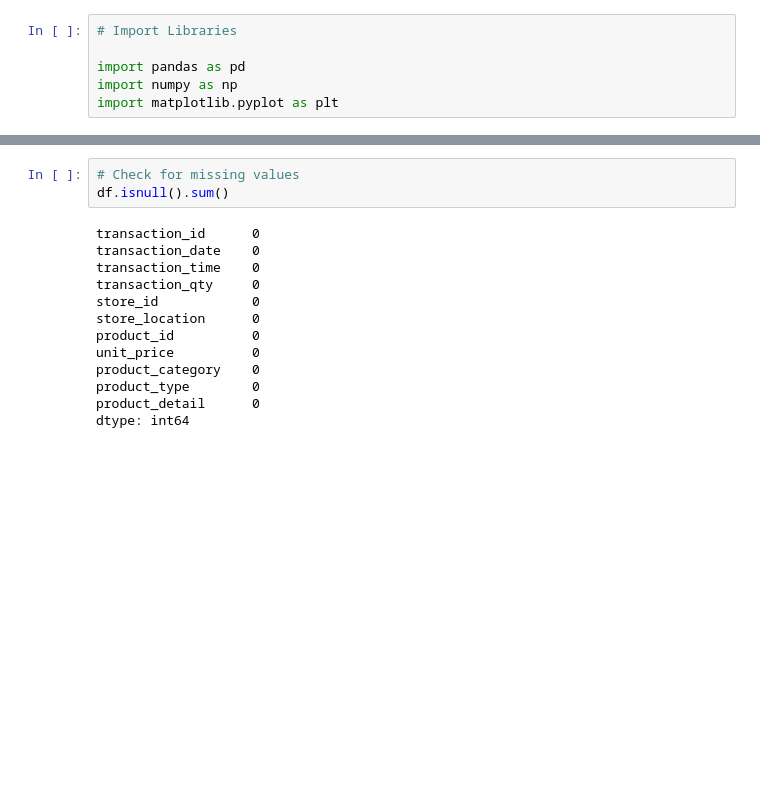
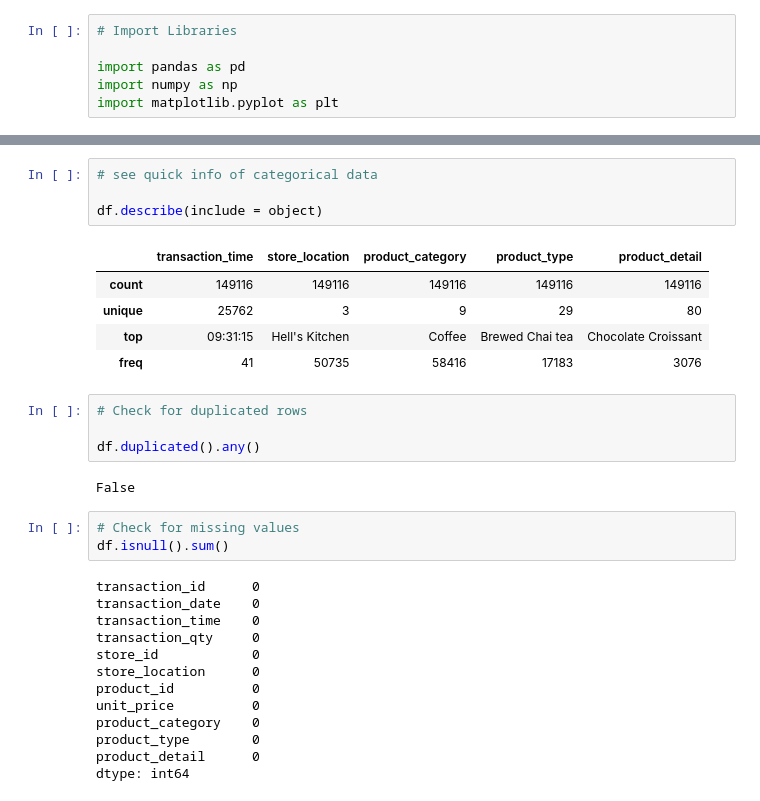
Before and after one commit to mthspm/DataAnalysePandas, a Jupyter notebook: src/CoffeShopSales/main.ipynb, the cells around one changed output, grey strips where cells are left out. Saved outputs shown, nothing was run; the diff lists cells and outputs as text; blank space fills up the shorter version.

```diff
--- a/src/CoffeShopSales/main.ipynb
+++ b/src/CoffeShopSales/main.ipynb
@@ -52,3 +70,19 @@ memory usage: 12.5+ MB
+# %%
+# see quick info of categorical data
+
+df.describe(include = object)
+# %% [output]
+|  | transaction_time | store_location | product_category | product_type | product_detail |
+| count | 149116 | 149116 | 149116 | 149116 | 149116 |
+| unique | 25762 | 3 | 9 | 29 | 80 |
+| top | 09:31:15 | Hell's Kitchen | Coffee | Brewed Chai tea | Chocolate Croissant |
+| freq | 41 | 50735 | 58416 | 17183 | 3076 |
+# %%
+# Check for duplicated rows
+
+df.duplicated().any()
+# %% [output]
+False
 # %%
 # Check for missing values
 df.isnull().sum()
```
Also changed, not shown: parts of 5 cells of this notebook, 2 other files.
